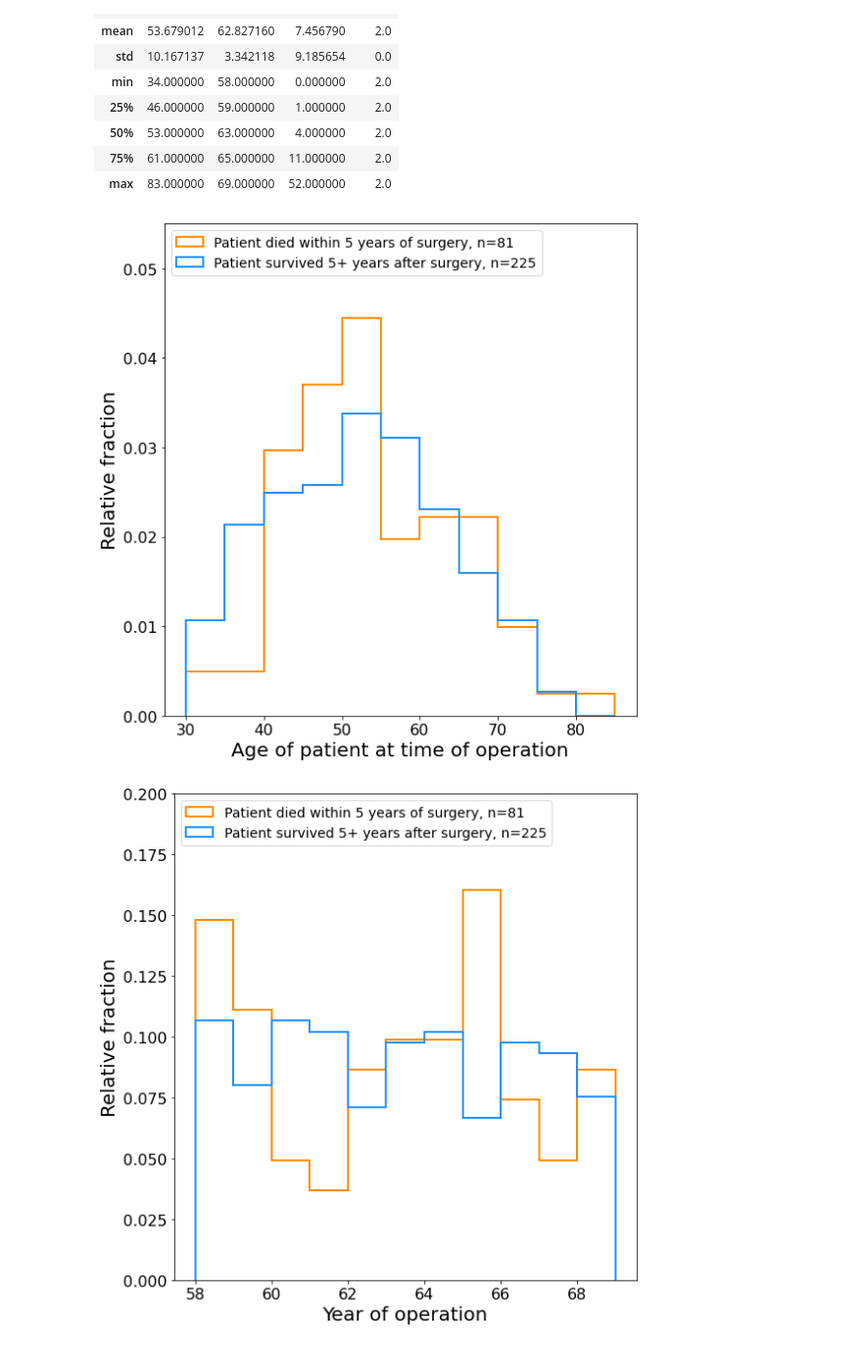
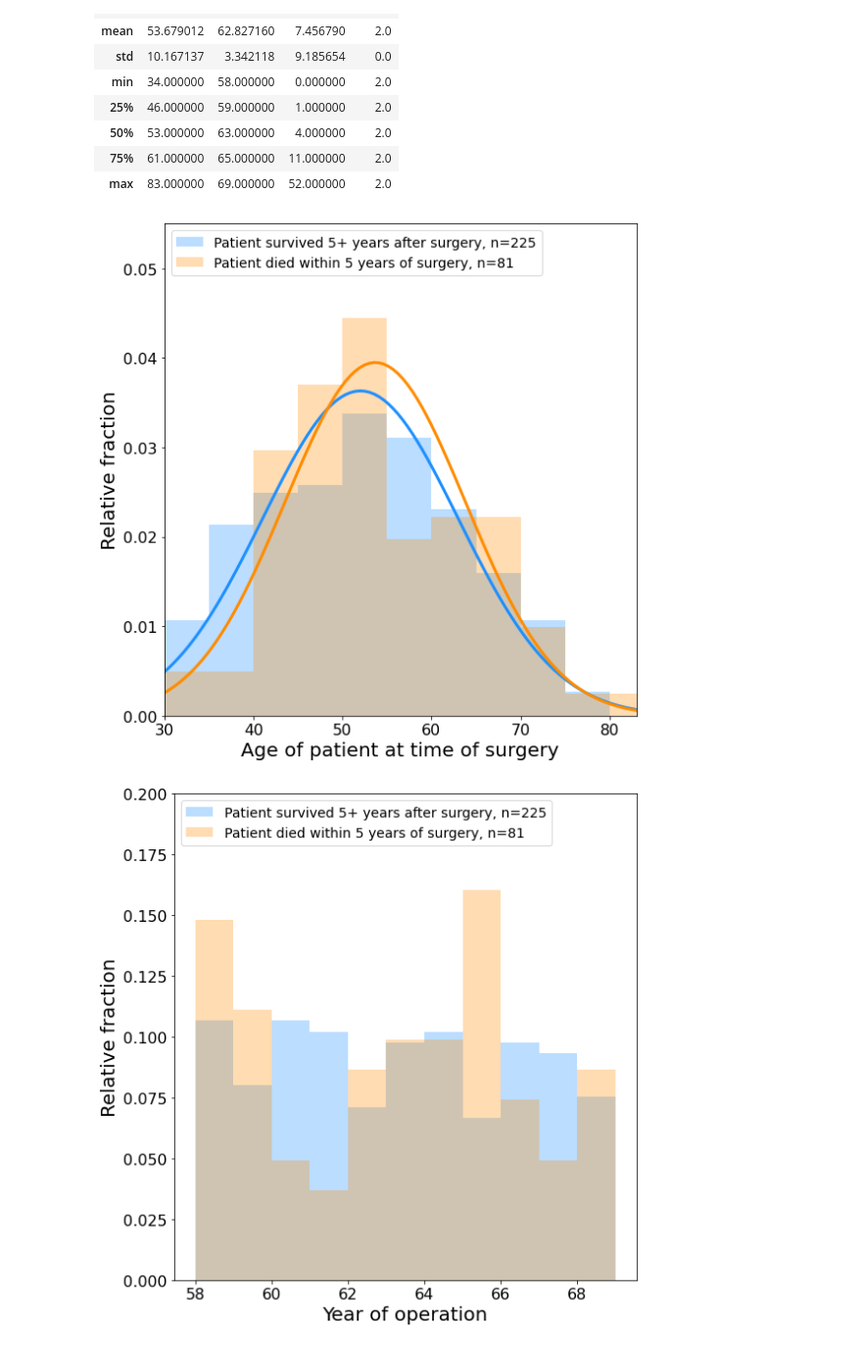
Before and after one commit to hmlewis-astro/haberman_ml, a Jupyter notebook: haberman_analysis.ipynb, the cells around one changed output. Shown at 98% size. Cells and saved outputs as stored; diff of their text form; code cells hidden in the pictures.

```diff
--- a/haberman_analysis.ipynb
+++ b/haberman_analysis.ipynb
@@ -93,43 +94,77 @@ df_survival_no.describe()
 # %%
 fig = plt.figure(figsize=(8,8))
 
-plt.hist([df_survival_yes['AGE'], df_survival_no['AGE']], bins=np.arange(30,90,5),
-         lw=2, histtype='step', density=True,
-         color=['dodgerblue','darkorange'],
-         label=['Patient survived 5+ years after surgery, n={}'.format(len(df_survival_yes)),
-                'Patient died within 5 years of surgery, n={}'.format(len(df_survival_no))])
+plt.hist(df_survival_yes['AGE'], bins=np.arange(30,90,5),
+         lw=2, histtype='stepfilled', alpha=0.3, density=True,
+         color='dodgerblue',
+         label='Patient survived 5+ years after surgery, n={}'.format(len(df_survival_yes)))
 
-plt.xlabel('Age of patient at time of operation',fontsize=20)
+xmin, xmax = [30,83]
+x = np.linspace(xmin, xmax, 100)
+
+mean_yes,std_yes = norm.fit(df_survival_yes['AGE'])
+y_yes = norm.pdf(x, mean_yes, std_yes)
+plt.plot(x, y_yes, lw=3, color='dodgerblue')
+
+plt.hist(df_survival_no['AGE'], bins=np.arange(30,90,5),
+         lw=2, histtype='stepfilled', alpha=0.3, density=True,
+         color='darkorange',
+         label='Patient died within 5 years of surgery, n={}'.format(len(df_survival_no)))
+
+mean_no,std_no = norm.fit(df_survival_no['AGE'])
+y_no = norm.pdf(x, mean_no, std_no)
+plt.plot(x, y_no, lw=3, color='darkorange')
+
+plt.xlabel('Age of patient at time of surgery',fontsize=20)
 plt.ylabel('Relative fraction',fontsize=20)
 plt.legend(loc=2, fontsize=14)
 
+plt.xlim(30,83)
 plt.ylim(0.000,0.055)
 
 plt.tight_layout()
 
 plt.savefig(path + '/' + 'haberman_age_survival.pdf', fig=fig)
 # %% [output]
-[figure, old version]
+[figure, new version]
 # %%
 fig = plt.figure(figsize=(8,8))
 
-plt.hist([df_survival_yes['YEAR'], df_survival_no['YEAR']], bins=np.arange(58,70,1),
-         lw=2, histtype='step', density=True,
-         color=['dodgerblue','darkorange'],
-         label=['Patient survived 5+ years after surgery, n={}'.format(len(df_survival_yes)),
-                'Patient died within 5 years of surgery, n={}'.format(len(df_survival_no))])
+
+plt.hist(df_survival_yes['YEAR'], bins=np.arange(58,70,1),
+         lw=2, histtype='stepfilled', alpha=0.3, density=True,
+         color='dodgerblue',
+         label='Patient survived 5+ years after surgery, n={}'.format(len(df_survival_yes)))
+
+plt.hist(df_survival_no['YEAR'], bins=np.arange(58,70,1),
+         lw=2, histtype='stepfilled', alpha=0.3, density=True,
+         color='darkorange',
+         label='Patient died within 5 years of surgery, n={}'.format(len(df_survival_no)))
+
+'''
+xmin, xmax = plt.xlim()
+x = np.linspace(xmin, xmax, 100)
+
+mean_yes,std_yes = norm.fit(df_survival_yes['YEAR'])
+y_yes = norm.pdf(x, mean_yes, std_yes)
+plt.plot(x, y_yes, lw=3, color='dodgerblue')
+
+mean_no,std_no = norm.fit(df_survival_no['YEAR'])
+y_no = norm.pdf(x, mean_no, std_no)
+plt.plot(x, y_no, lw=3, color='darkorange')
+'''
 
 plt.xlabel('Year of operation',fontsize=20)
 plt.ylabel('Relative fraction',fontsize=20)
 plt.legend(loc=2, fontsize=14)
 
 plt.ylim(0.00,0.20)
 
 plt.tight_layout()
 
 plt.savefig(path + '/' + 'haberman_year_survival.pdf', fig=fig)
 # %% [output]
-[figure, old version]
+[figure, new version]
 # %%
 fig = plt.figure(figsize=(8,8))
 
```
Also changed, not shown: parts of 9 cells of this notebook, 3 other files.
